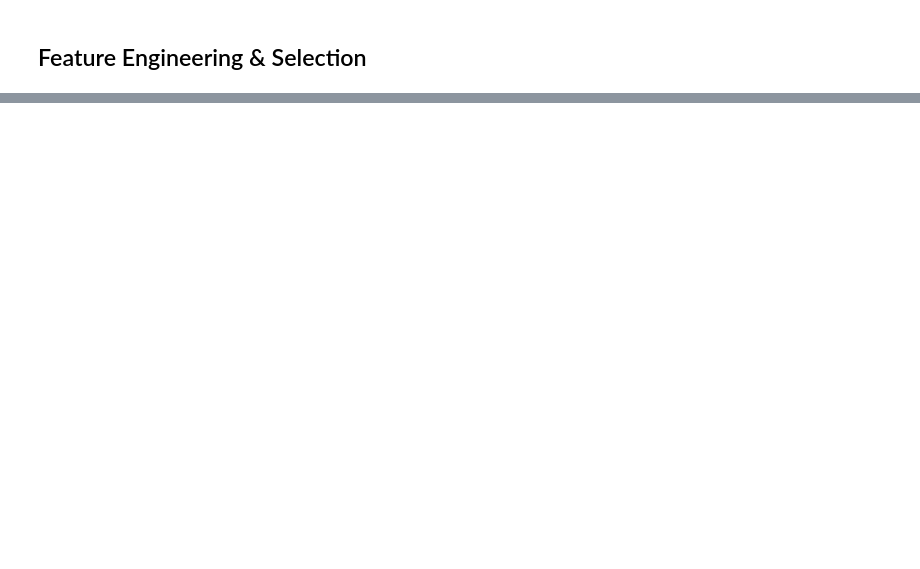
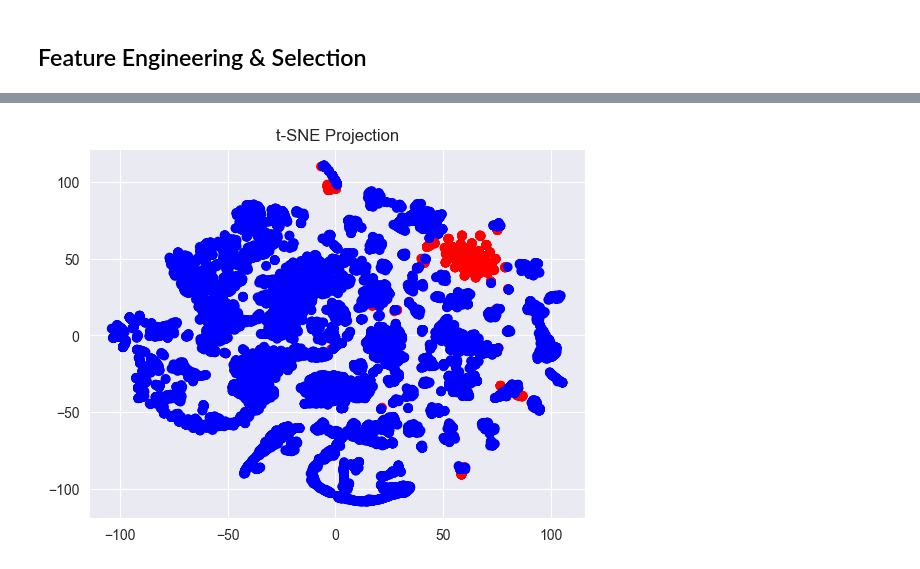
Before and after one commit to DEVOLOPER-1/Pred-Sus-Act, a Jupyter notebook: eda.ipynb, the cells around one changed output, grey strips where cells are left out. Cells and saved outputs as stored; diff of their text form; code cells hidden in the pictures; blank space fills up the shorter version.

```diff
--- a/eda.ipynb
+++ b/eda.ipynb
@@ -710,0 +318,8 @@ df["target"]
+# %%
+from sklearn.manifold import TSNE
+
+# https://medium.com/analytics-vidhya/pca-vs-t-sne-17bcd882bf3d
+# https://dev.to/sreeni5018/pca-vs-t-sne-unveiling-the-best-dimensionality-reduction-technique-for-your-data-ekc
+
+tsne = TSNE(n_components=2, random_state=0)  #data - reduction
+tsne_data = tsne.fit_transform(features)
@@ -710,0 +330,6 @@ df["target"]
+# %%
+plt.scatter(tsne_data[:, 0], tsne_data[:, 1], c=polars_df["target"].replace(colorsMAP))
+plt.title("t-SNE Projection")
+plt.show()
+# %% [output]
+[figure, added]
```
Also changed, not shown: parts of 93 cells of this notebook.
